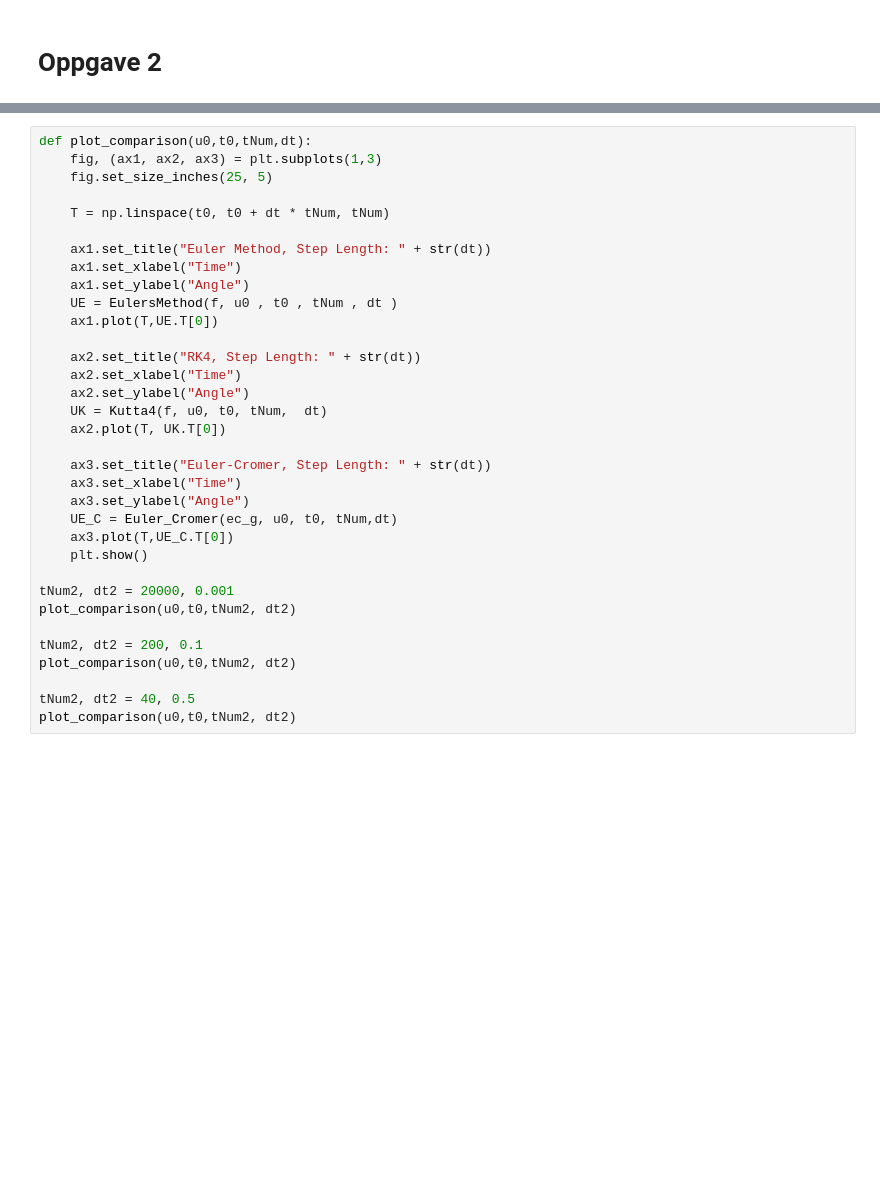
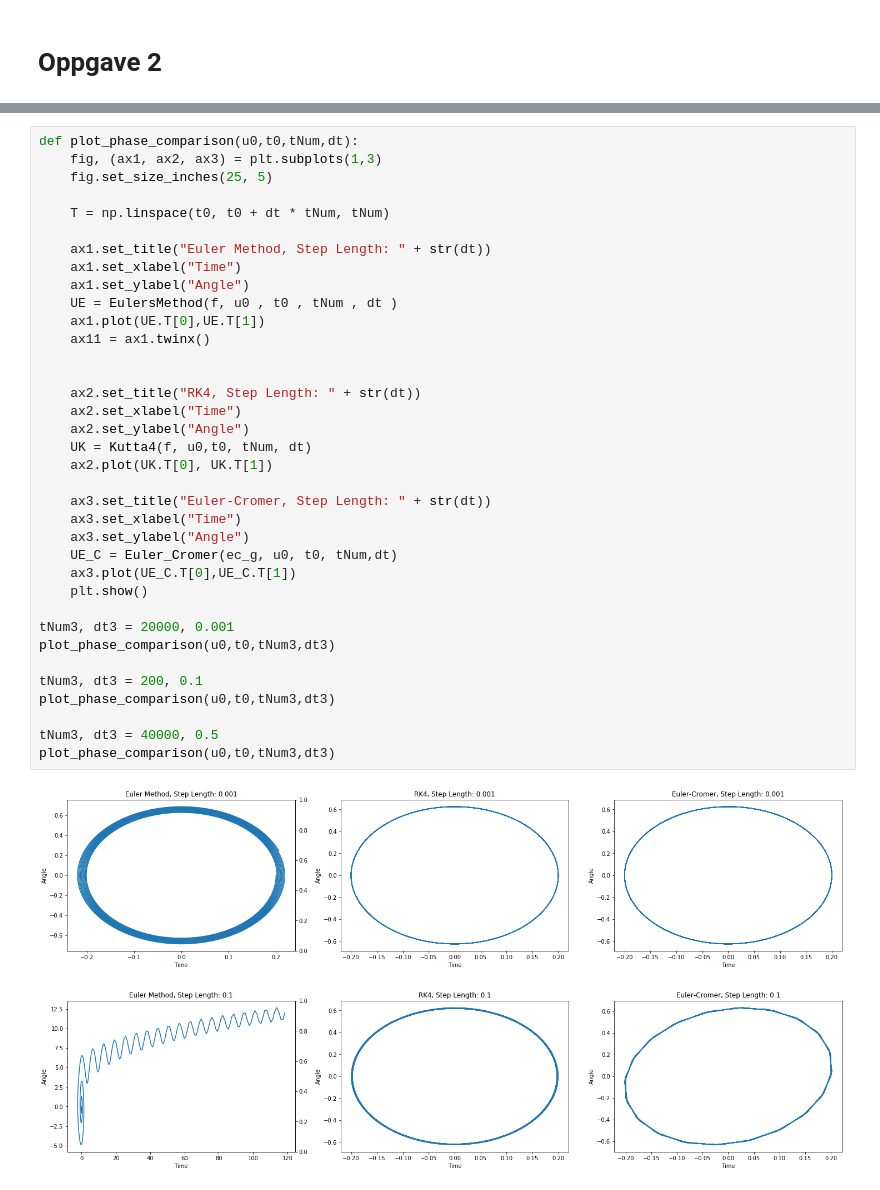
Before and after one commit to EirikJaccheri/Klassisk-mekanikk-Numerisk-ving-1, a Jupyter notebook: Numerisk øving.ipynb, the cells around one changed output, grey strips where cells are left out. Saved outputs shown, nothing was run; the diff lists cells and outputs as text; blank space fills up the shorter version.

```diff
--- a/Numerisk øving.ipynb
+++ b/Numerisk øving.ipynb
@@ -99,34 +158,39 @@ From figure 1 it is clear that the Euler equation solves the
 # %%
-def plot_comparison(u0,t0,tNum,dt):
+def plot_phase_comparison(u0,t0,tNum,dt):
     fig, (ax1, ax2, ax3) = plt.subplots(1,3)
     fig.set_size_inches(25, 5)
 
     T = np.linspace(t0, t0 + dt * tNum, tNum)
 
     ax1.set_title("Euler Method, Step Length: " + str(dt))
     ax1.set_xlabel("Time")
     ax1.set_ylabel("Angle")
     UE = EulersMethod(f, u0 , t0 , tNum , dt )
-    ax1.plot(T,UE.T[0])
+    ax1.plot(UE.T[0],UE.T[1])
+    ax11 = ax1.twinx()
+
 
     ax2.set_title("RK4, Step Length: " + str(dt))
     ax2.set_xlabel("Time")
     ax2.set_ylabel("Angle")
-    UK = Kutta4(f, u0, t0, tNum,  dt)
-    ax2.plot(T, UK.T[0])
+    UK = Kutta4(f, u0,t0, tNum, dt)
+    ax2.plot(UK.T[0], UK.T[1])
 
     ax3.set_title("Euler-Cromer, Step Length: " + str(dt))
     ax3.set_xlabel("Time")
     ax3.set_ylabel("Angle")
     UE_C = Euler_Cromer(ec_g, u0, t0, tNum,dt)
-    ax3.plot(T,UE_C.T[0])
+    ax3.plot(UE_C.T[0],UE_C.T[1])
     plt.show()
 
-tNum2, dt2 = 20000, 0.001
-plot_comparison(u0,t0,tNum2, dt2)
+tNum3, dt3 = 20000, 0.001
+plot_phase_comparison(u0,t0,tNum3,dt3)
 
-tNum2, dt2 = 200, 0.1
-plot_comparison(u0,t0,tNum2, dt2)
+tNum3, dt3 = 200, 0.1
+plot_phase_comparison(u0,t0,tNum3,dt3)
 
-tNum2, dt2 = 40, 0.5
-plot_comparison(u0,t0,tNum2, dt2)
+tNum3, dt3 = 40000, 0.5
+plot_phase_comparison(u0,t0,tNum3,dt3)
+# %% [output]
+[figure, added]
+[figure, added]
```
Also changed, not shown: parts of 4 cells of this notebook.
